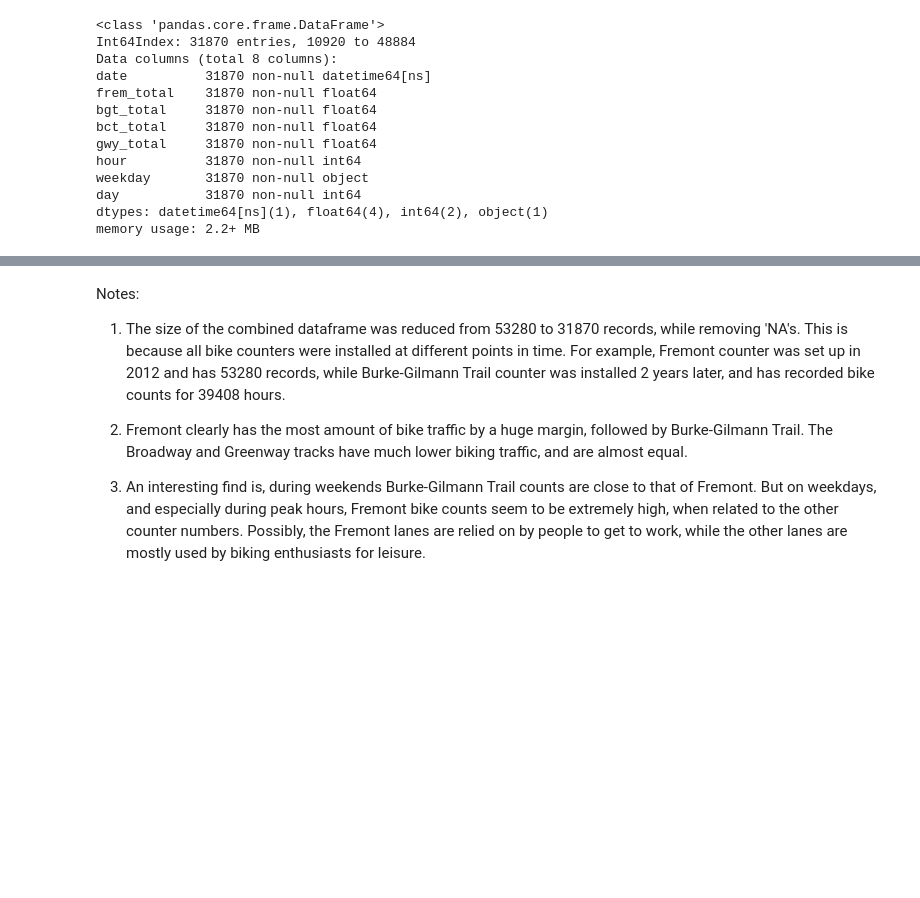
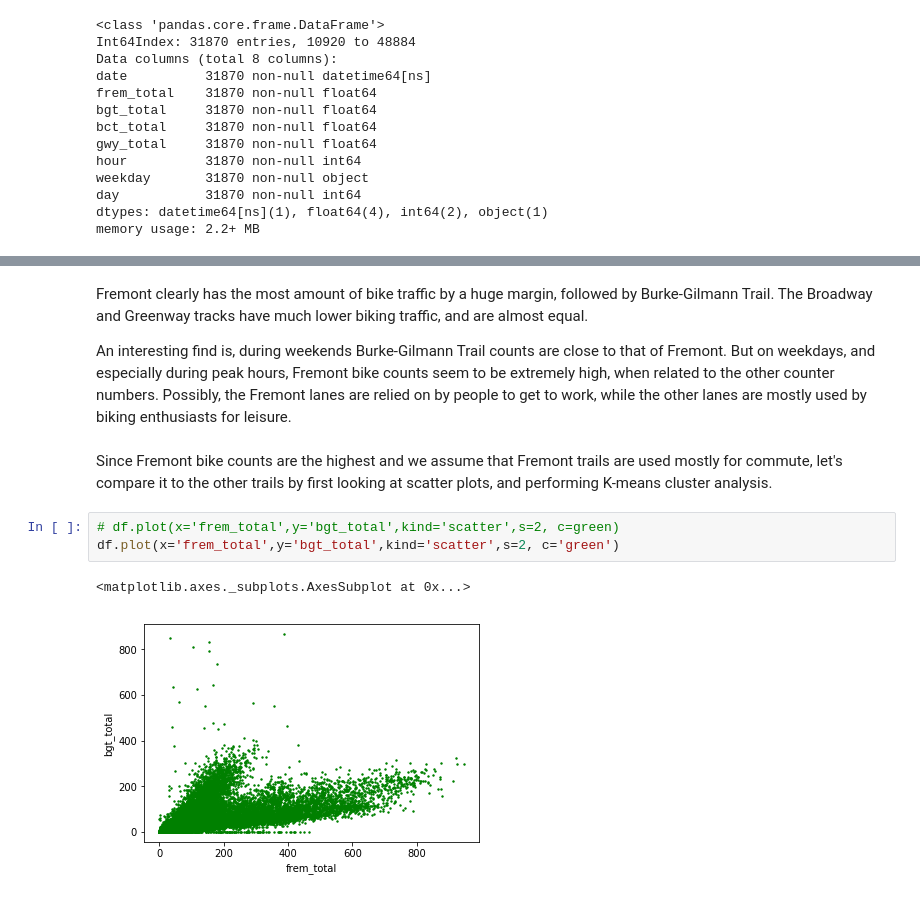
Before and after one commit to shreyamk/SeattleBiking, a Jupyter notebook: seattle_biking.ipynb, the cells around one changed output, grey strips where cells are left out. Cells and saved outputs as stored; diff of their text form; blank space fills up the shorter version.

```diff
--- a/seattle_biking.ipynb
+++ b/seattle_biking.ipynb
@@ -111,9 +98,12 @@ counts_weekday
 # %% [markdown]
-Notes:
+Fremont clearly has the most amount of bike traffic by a huge margin, followed by Burke-Gilmann Trail. The Broadway and Greenway tracks have much lower biking traffic, and are almost equal.
 
-1. The size of the combined dataframe was reduced from 53280 to 31870 records, while removing 'NA's. This is because all bike counters were installed at different points in time. For example, Fremont counter was set up in 2012 and has 53280 records, while Burke-Gilmann Trail counter was installed 2 years later, and has recorded bike counts for 39408 hours.
-
-2. Fremont clearly has the most amount of bike traffic by a huge margin, followed by Burke-Gilmann Trail. The Broadway and Greenway tracks have much lower biking traffic, and are almost equal.
-
-3. An interesting find is, during weekends Burke-Gilmann Trail counts are close to that of Fremont.
-But on weekdays, and especially during peak hours, Fremont bike counts seem to be extremely high, when related to the other counter numbers. Possibly, the Fremont lanes are relied on by people to get to work, while the other lanes are mostly used by biking enthusiasts for leisure.
+An interesting find is, during weekends Burke-Gilmann Trail counts are close to that of Fremont. But on weekdays, and especially during peak hours, Fremont bike counts seem to be extremely high, when related to the other counter numbers. Possibly, the Fremont lanes are relied on by people to get to work, while the other lanes are mostly used by biking enthusiasts for leisure.
+# %% [markdown]
+Since Fremont bike counts are the highest and we assume that Fremont trails are used mostly for commute, let's compare it to the other trails by first looking at scatter plots, and performing K-means cluster analysis.
+# %%
+# df.plot(x='frem_total',y='bgt_total',kind='scatter',s=2, c=green)
+df.plot(x='frem_total',y='bgt_total',kind='scatter',s=2, c='green')
+# %% [output]
+<matplotlib.axes._subplots.AxesSubplot at 0x...>
+[figure, added]
```
Also changed, not shown: parts of 16 cells of this notebook.
